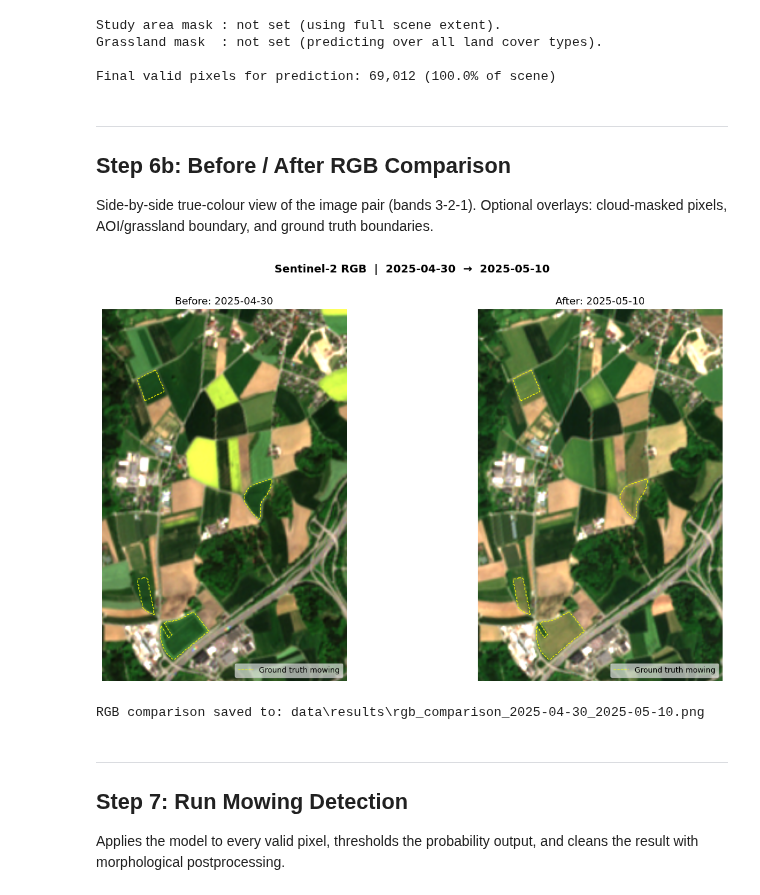
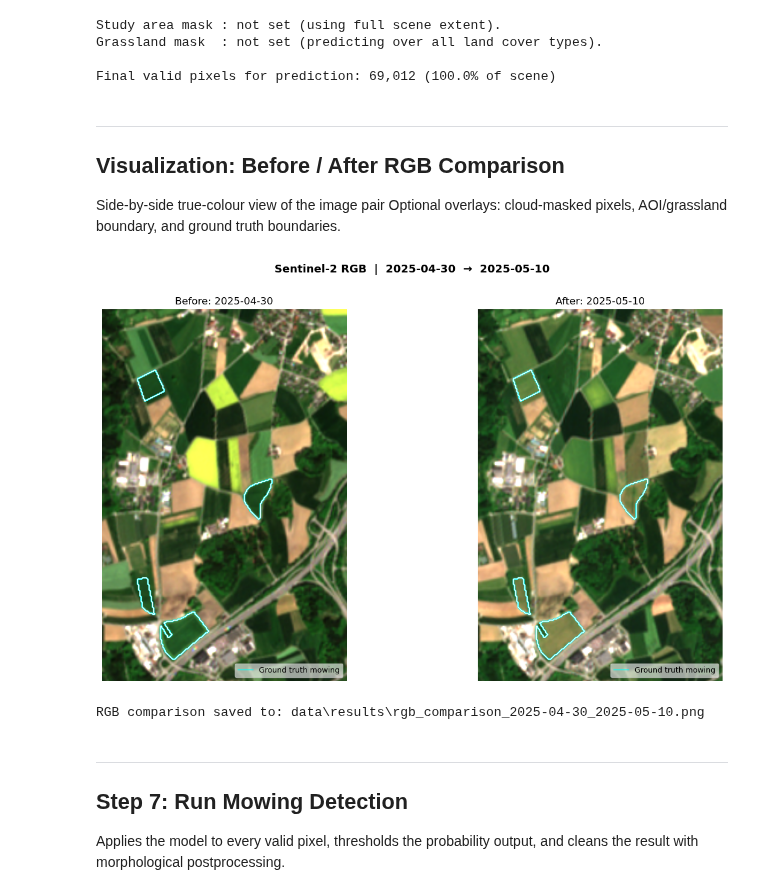
Before and after one commit to klaveflo/satellite-mowing-detection, a Jupyter notebook: prototype_application/apply_mowing_detection.ipynb, the cells around one changed output. Drawn from its saved outputs; the diff is of its cells as text; code cells hidden in the pictures.

```diff
--- a/prototype_application/apply_mowing_detection.ipynb
+++ b/prototype_application/apply_mowing_detection.ipynb
@@ -314,7 +329,7 @@ def calculate_ndii(nir, swir):
     return r
 
 
-# --- Morphological postprocessing ---------------------------------------------------
+# --- Postprocessing ---------------------------------------------------
 
 def apply_median_filter(pred_map, size=3):
     """Median pre-filter to remove salt-and-pepper noise. Preserves nodata pixels."""
@@ -392,8 +407,8 @@ def compute_features(before_path, after_path, cloud_band=13, cloud_threshold=30)
     Returns
     -------
     feature_df : DataFrame with all model feature columns (NaN for invalid pixels)
-    valid_mask : 1-D boolean array (H*W) — non-cloudy, non-NaN pixels
-    cloud_mask : 1-D boolean array (H*W) — True where cloud probability exceeds threshold
+    valid_mask : 1-D boolean array (H*W) - non-cloudy, non-NaN pixels
+    cloud_mask : 1-D boolean array (H*W) - True where cloud probability exceeds threshold
     meta       : rasterio metadata dict (CRS, transform, shape)
     H, W       : scene height and width
     """
@@ -557,9 +588,9 @@ Grassland mask  : not set (predicting over all land cover types).
 Final valid pixels for prediction: 69,012 (100.0% of scene)
 # %% [markdown]
 ---
-## Step 6b: Before / After RGB Comparison
+## Visualization: Before / After RGB Comparison
 
-Side-by-side true-colour view of the image pair (bands 3-2-1).
+Side-by-side true-colour view of the image pair
 Optional overlays: cloud-masked pixels, AOI/grassland boundary, and ground truth boundaries.
 # %%
 def _read_rgb(path):
@@ -585,7 +616,7 @@ axes[1].axis('off')
 
 legend_handles = []
 
-# AOI / grassland boundary — only if spatial masking was applied
+# AOI / grassland boundary - only if spatial masking was applied
 has_spatial_restriction = (STUDY_AREA_PATH is not None) or (GRASSLAND_MASK_PATH is not None)
 if has_spatial_restriction:
     aoi_2d = valid_mask.reshape(H, W).astype(float)
@@ -598,39 +629,39 @@ if has_spatial_restriction:
 cloud_2d = cloud_mask.reshape(H, W)
 if cloud_2d.any():
     cloud_rgba = np.zeros((H, W, 4), dtype=np.uint8)
     cloud_rgba[cloud_2d] = [255, 255, 255, 110]
     for ax in axes:
         ax.imshow(cloud_rgba)
     legend_handles.append(
         mpatches.Patch(color=(1, 1, 1, 0.43), label='Cloud-masked pixels'))
 
-# Ground truth boundaries
+# Ground truth boundaries — double-contour halo: black outer + white inner
 if GROUND_TRUTH_PATH is not None:
     _gt_viz = gpd.read_file(str(GROUND_TRUTH_PATH), layer=GROUND_TRUTH_LAYER).to_crs(scene_crs)
     _gt_mask_viz = rio_rasterize(
         shapes=((geom, 1) for geom in _gt_viz.geometry if geom is not None),
         out_shape=(H, W), transform=scene_transform, fill=0, dtype='uint8',
     ).astype(float)
     for ax in axes:
-        ax.contour(_gt_mask_viz, levels=[0.5], colors='yellow',
-                   linewidths=0.8, linestyles='dashed')
+        ax.contour(_gt_mask_viz, levels=[0.5], colors='cyan', linewidths=2.0)
+        ax.contour(_gt_mask_viz, levels=[0.5], colors='white', linewidths=1.0)
     legend_handles.append(
-        _Line2D([0], [0], color='yellow', linewidth=0.8,
-                linestyle='dashed', label='Ground truth mowing'))
+        _Line2D([0], [0], color='cyan', linewidth=1.0,
+                label='Ground truth mowing'))
 
 if legend_handles:
     for ax in axes:
         ax.legend(handles=legend_handles, loc='lower right', fontsize=9, framealpha=0.6)
 
 fig.suptitle(f"Sentinel-2 RGB  |  {INPUT_BEFORE.stem}  →  {INPUT_AFTER.stem}",
              fontsize=13, fontweight='bold', y=1.01)
 plt.tight_layout()
 fig_path = OUTPUT_DIR / f"rgb_comparison_{INPUT_BEFORE.stem}_{INPUT_AFTER.stem}.png"
 plt.savefig(fig_path, dpi=300, bbox_inches='tight')
 plt.show()
 print(f"RGB comparison saved to: {fig_path}")
 # %% [output]
-[figure, old version]
+[figure, new version]
 RGB comparison saved to: data\results\rgb_comparison_2025-04-30_2025-05-10.png
 # %% [markdown]
 ---
```
Also changed, not shown: parts of 8 cells of this notebook, 5 other files.
